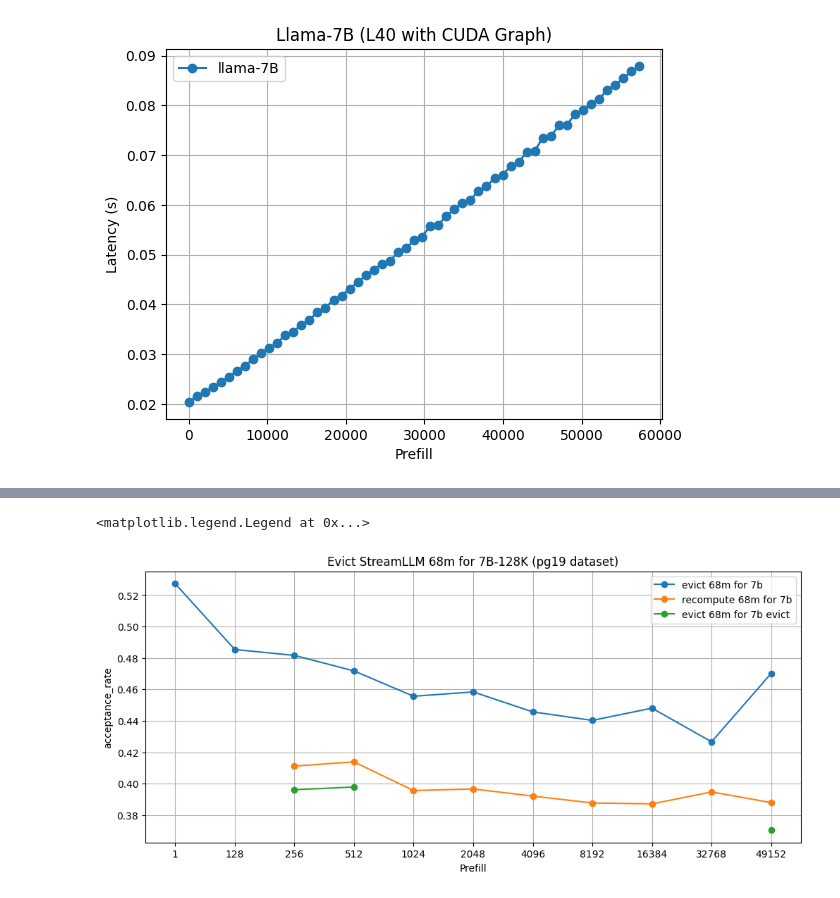
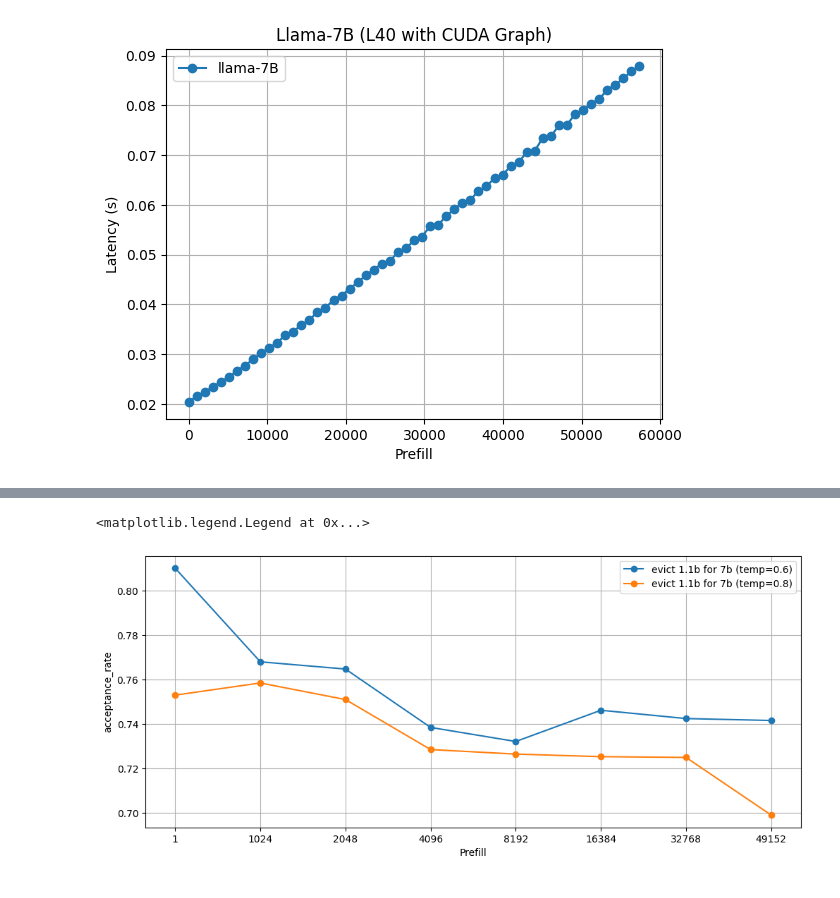
Before and after one commit to ranonrkm/TriForce-legacy, a Jupyter notebook: apps/plot.ipynb, the cells around one changed output, grey strips where cells are left out. Cells and saved outputs as stored; diff of their text form; code cells hidden in the pictures.

```diff
--- a/apps/plot.ipynb
+++ b/apps/plot.ipynb
@@ -252,45 +275,35 @@ plt.legend()
 # %%
 import pandas as pd
 import matplotlib.pyplot as plt
 
 plt.figure(figsize=(12, 5))
 
+prefill_list = [1, 1024, 2048, 4096, 8192, 16384, 32768, 49152]
 
-prefill = [1, 128, 256, 512, 1024, 2048, 4096, 8192, 16384, 32768, 49152]
+
+prefill = [1, 1024, 2048, 4096, 8192, 16384, 32768, 49152]
 file_path = '/home/hanshis/workspace/LongContextInfer/test/report/L40_evict_streamllm.csv'
 df = pd.read_csv(file_path)
+df = df[df['draft'] == "TinyLlama/TinyLlama-1.1B-intermediate-step-1431k-3T"]
 y_list = []
 for p in prefill:
     table = df[df['prefill'] == p]
+    table = table[table['temperature'] == 0.6]
     y_list.append(table['acceptance_rate'].mean())
-# set fig size
-plt.plot([str(x) for x in prefill], y_list, marker='o', label='evict 68m for 7b')
+plt.plot([str(x) for x in prefill_list], y_list, marker='o', label='evict 1.1b for 7b (temp=0.6)')
 
-prefill = [256, 512, 1024, 2048, 4096, 8192, 16384, 32768, 49152]
-file_path = '/home/hanshis/workspace/LongContextInfer/test/report/L40_recomp.csv'
-df = pd.read_csv(file_path)
 y_list = []
 for p in prefill:
     table = df[df['prefill'] == p]
+    table = table[table['temperature'] == 0.8]
     y_list.append(table['acceptance_rate'].mean())
-# set fig size
-plt.plot([str(x) for x in prefill], y_list, marker='o', label='recompute 68m for 7b')
-
-prefill = [256, 512, 1024, 2048, 4096, 8192, 16384, 32768, 49152]
-file_path = '/home/hanshis/workspace/LongContextInfer/test/report/L40_evict4evict.csv'
-df = pd.read_csv(file_path)
-y_list = []
-for p in prefill:
-    table = df[df['prefill'] == p]
-    y_list.append(table['acceptance_rate'].mean())
-# set fig size
-plt.plot([str(x) for x in prefill], y_list, marker='o', label='evict 68m for 7b evict')
+plt.plot([str(x) for x in prefill_list], y_list, marker='o', label='evict 1.1b for 7b (temp=0.8)')
 
 plt.grid()
 plt.xlabel('Prefill')
 plt.ylabel('acceptance_rate')
-plt.title('Evict StreamLLM 68m for 7B-128K (pg19 dataset)')
+plt.title('')
 plt.legend()
 # %% [output]
 <matplotlib.legend.Legend at 0x...>
-[figure, old version]
+[figure, new version]
```
Also changed, not shown: parts of 6 cells of this notebook, 37 other files.
